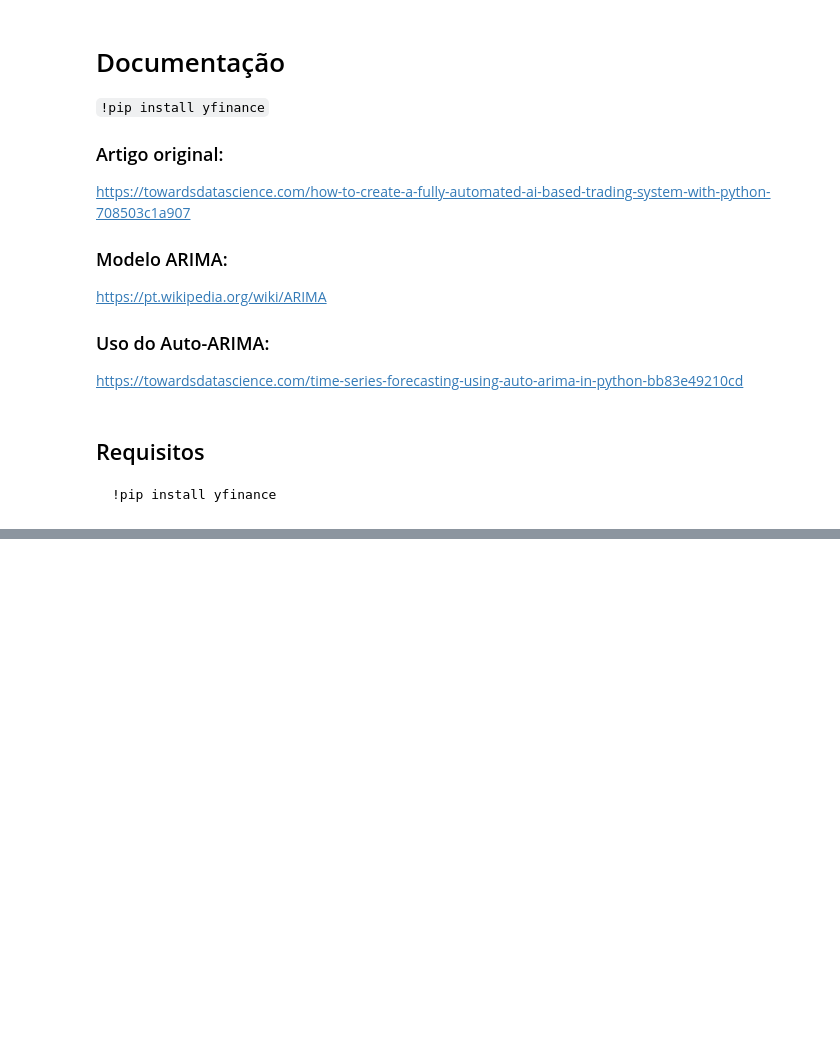
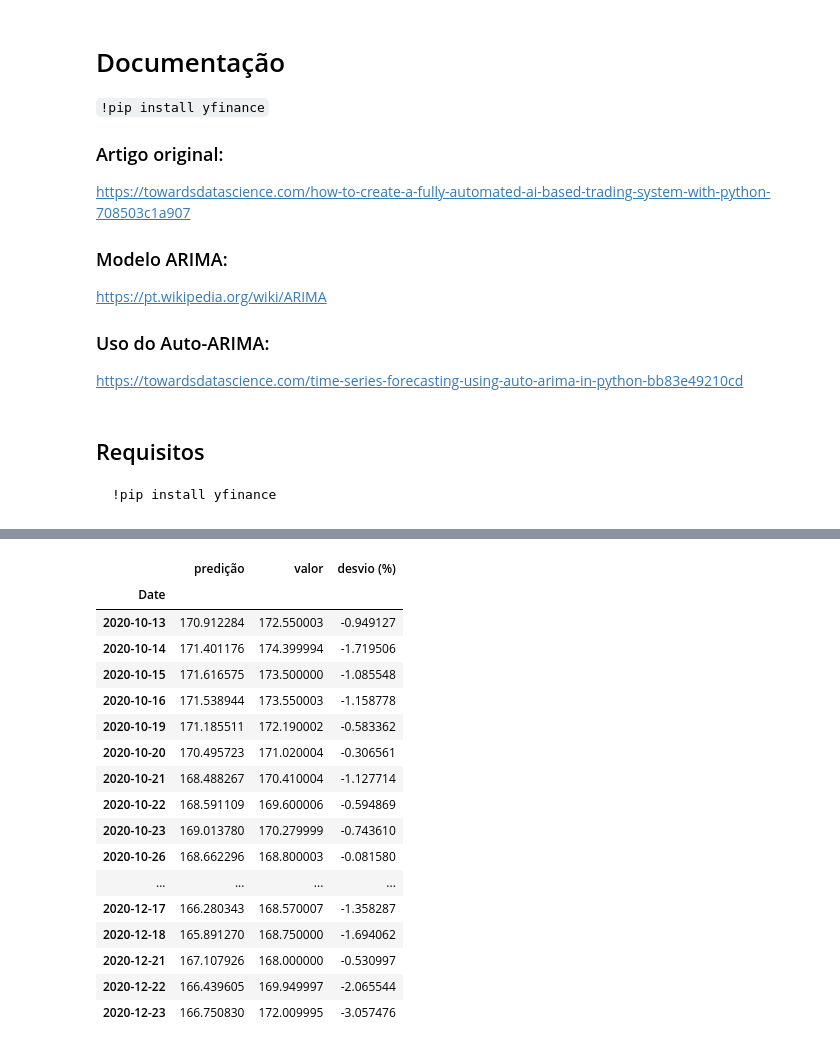
Before and after one commit to renatoreggiani/trAIding, a Jupyter notebook: python-ai-trading-pedro.ipynb, the cells around one changed output, grey strips where cells are left out. Cells and saved outputs as stored; diff of their text form; code cells hidden in the pictures; blank space fills up the shorter version.

```diff
--- a/python-ai-trading-pedro.ipynb
+++ b/python-ai-trading-pedro.ipynb
@@ -110,0 +41,2 @@ adf_test.should_diff(df['Low'])
+# %%
+arima_model = get_auto_arima(ticker)
@@ -111 +61,28 @@ adf_test.should_diff(df['Low'])
+# %%
+def desvio(registro):
+    return ((registro['predição']/registro['valor'])-1)*100
+# %%
+df = pd.DataFrame({'predição':arima_model.predict(n_periods=n_steps),'valor':test}, index=test.index)
+df['desvio (%)'] = df.apply(desvio, axis=1)
+#tentar adicionar colunas Previsto, Realizado, Desvio
+df
+# %% [output]
+|  | predição | valor | desvio (%) |
+| Date |  |  |  |
+| 2020-10-13 | 170.912284 | 172.550003 | -0.949127 |
+| 2020-10-14 | 171.401176 | 174.399994 | -1.719506 |
+| 2020-10-15 | 171.616575 | 173.500000 | -1.085548 |
+| 2020-10-16 | 171.538944 | 173.550003 | -1.158778 |
+| 2020-10-19 | 171.185511 | 172.190002 | -0.583362 |
+| 2020-10-20 | 170.495723 | 171.020004 | -0.306561 |
+| 2020-10-21 | 168.488267 | 170.410004 | -1.127714 |
+| 2020-10-22 | 168.591109 | 169.600006 | -0.594869 |
+| 2020-10-23 | 169.013780 | 170.279999 | -0.743610 |
+| 2020-10-26 | 168.662296 | 168.800003 | -0.081580 |
+| ... | ... | ... | ... |
+| 2020-12-17 | 166.280343 | 168.570007 | -1.358287 |
+| 2020-12-18 | 165.891270 | 168.750000 | -1.694062 |
+| 2020-12-21 | 167.107926 | 168.000000 | -0.530997 |
+| 2020-12-22 | 166.439605 | 169.949997 | -2.065544 |
+| 2020-12-23 | 166.750830 | 172.009995 | -3.057476 |
 # %%
```
Also changed, not shown: parts of 23 cells of this notebook, 2 other files.
